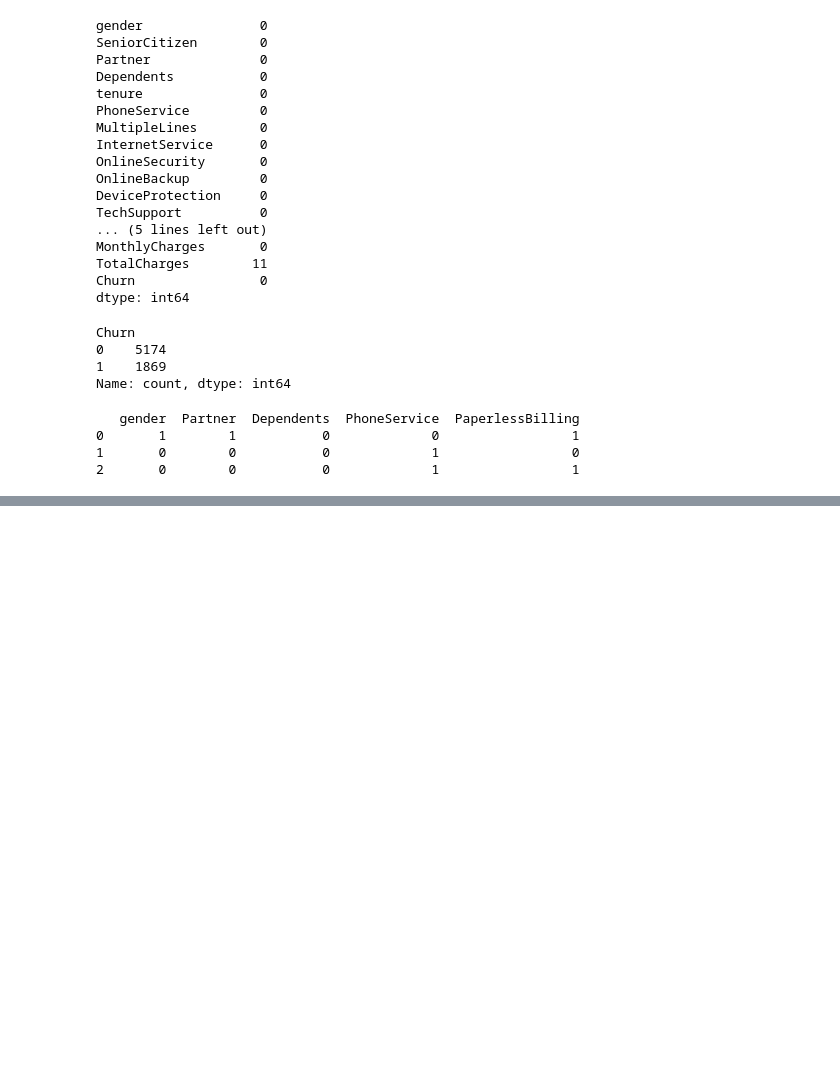
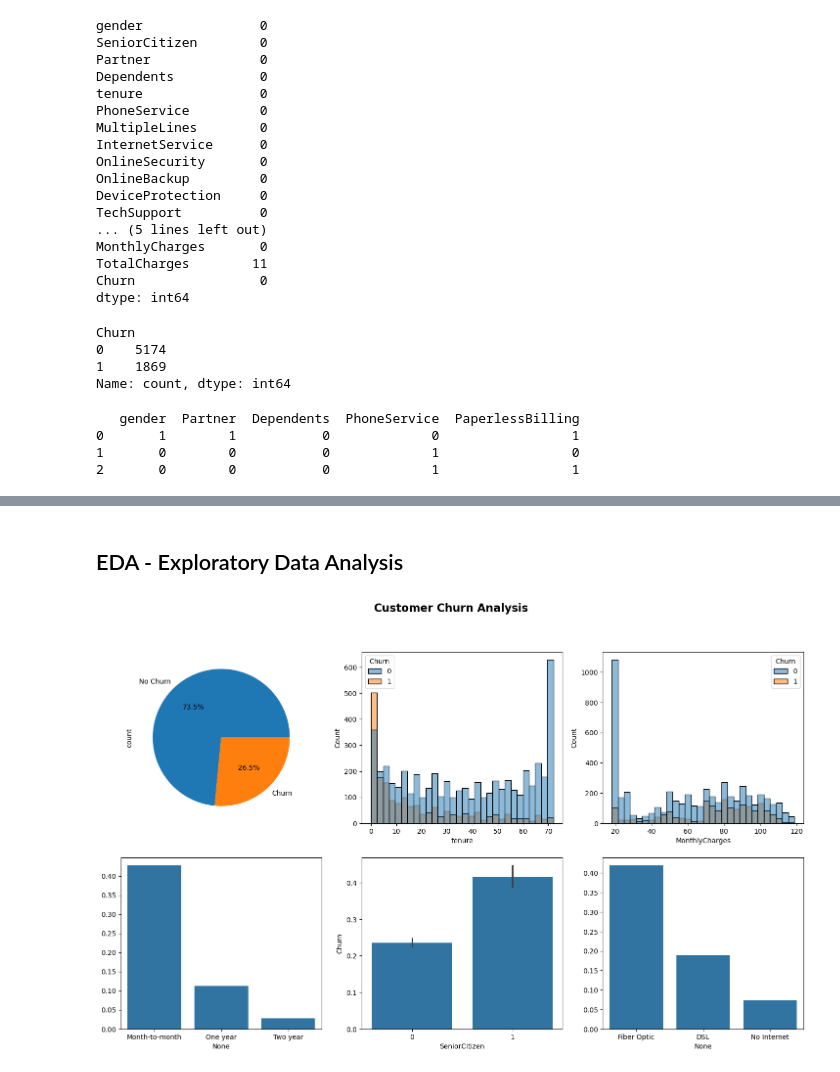
Before and after one commit to Anshum25/churn-platform, a Jupyter notebook: notebook/01_research.ipynb, the cells around one changed output, grey strips where cells are left out. Saved outputs shown, nothing was run; the diff lists cells and outputs as text; code cells hidden in the pictures; blank space fills up the shorter version.

```diff
--- a/notebook/01_research.ipynb
+++ b/notebook/01_research.ipynb
@@ -148 +152,40 @@ df.sample(5)
 5 rows × 41 columns
+# %% [markdown]
+<h2>EDA - Exploratory Data Analysis</h2>
+# %%
+fig, axes = plt.subplots(2, 3, figsize=(18, 10))
+fig.suptitle('Customer Churn Analysis', fontsize=16, fontweight='bold')
+#1.
+df['Churn'].value_counts().plot(kind='pie',
+    labels=['No Churn', 'Churn'],
+    autopct='%1.1f%%',
+    ax=axes[0,0])
+#2.
+sns.histplot(data=df, x='tenure', hue= 'Churn',
+    bins=30, ax=axes[0,1])
+#3.
+sns.histplot(data=df, x='MonthlyCharges', hue='Churn',
+    bins=30, ax=axes[0,2])
+#4.
+contract_churn = pd.Series({
+    'Month-to-month': df[df['Contract_Month-to-month']==True]['Churn'].mean(),
+    'One year':       df[df['Contract_One year']==True]['Churn'].mean(),
+    'Two year':       df[df['Contract_Two year']==True]['Churn'].mean()
+})
+sns.barplot(x=contract_churn.index, y=contract_churn.values,
+    ax=axes[1,0])
+#5.
+sns.barplot(data=df, x='SeniorCitizen', y='Churn',
+    ax=axes[1,1])
+#6.
+internet_churn = pd.Series({
+    'Fiber Optic': df[df['InternetService_Fiber optic']==True]['Churn'].mean(),
+    'DSL':         df[df['InternetService_DSL']==True]['Churn'].mean(),
+    'No Internet': df[df['InternetService_No']==True]['Churn'].mean()
+})
+sns.barplot(x=internet_churn.index, y=internet_churn.values,
+    ax=axes[1,2])
+plt.savefig('../data/processed/eda_graphs.png', dpi=150, bbox_inches='tight')
+plt.show()
+# %% [output]
+[figure, added]
```
Also changed, not shown: parts of 7 cells of this notebook.
